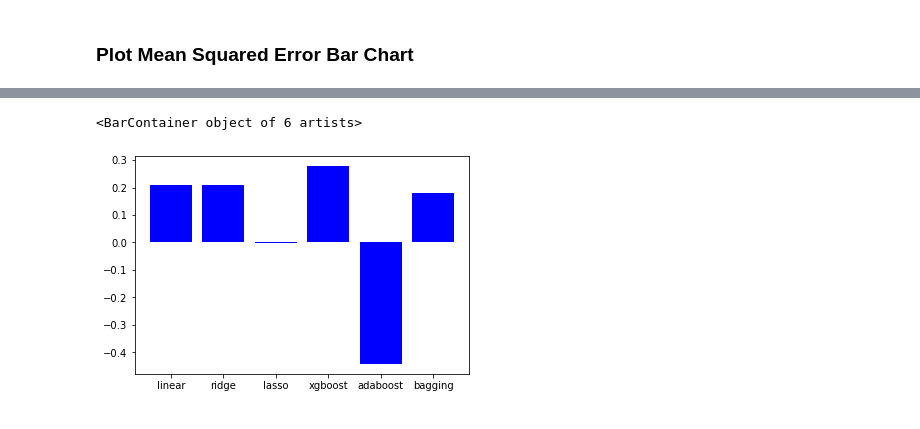
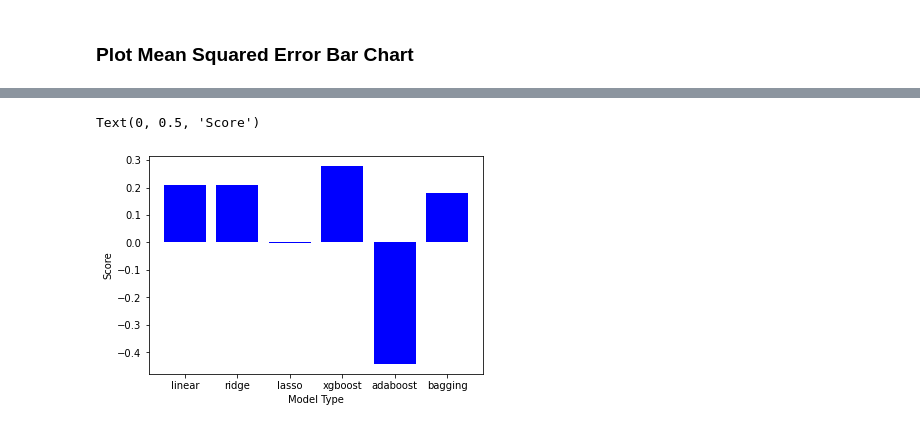
Before and after one commit to SayaliNilangekar/cmpe-255-music-decade-prediction, a Jupyter notebook: 255_Project_Regression.ipynb, the cells around one changed output, grey strips where cells are left out. Cells and saved outputs as stored; diff of their text form; code cells hidden in the pictures.

```diff
--- a/255_Project_Regression.ipynb
+++ b/255_Project_Regression.ipynb
@@ -429,6 +443,8 @@ for key in regressors.keys():
 # %%
 models = [key for key in regressors_no_dr.keys() if regressors_no_dr[key] is not None]
 plt.bar(models, test_scores, color='blue')
+plt.xlabel('Model Type')
+plt.ylabel('Score')
 # %% [output]
-<BarContainer object of 6 artists>
+Text(0, 0.5, 'Score')
-[figure, old version]
+[figure, new version]
```
Also changed, not shown: parts of 32 cells of this notebook.
